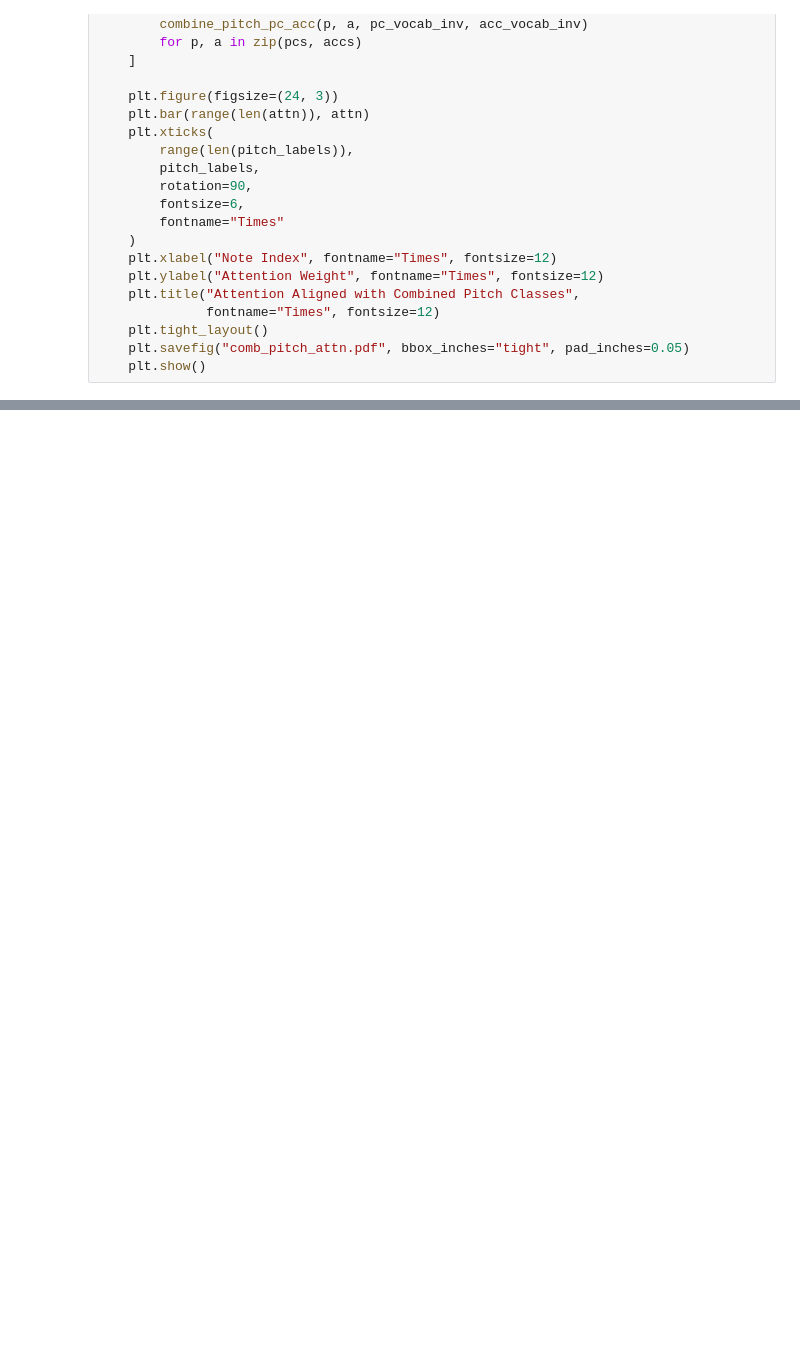
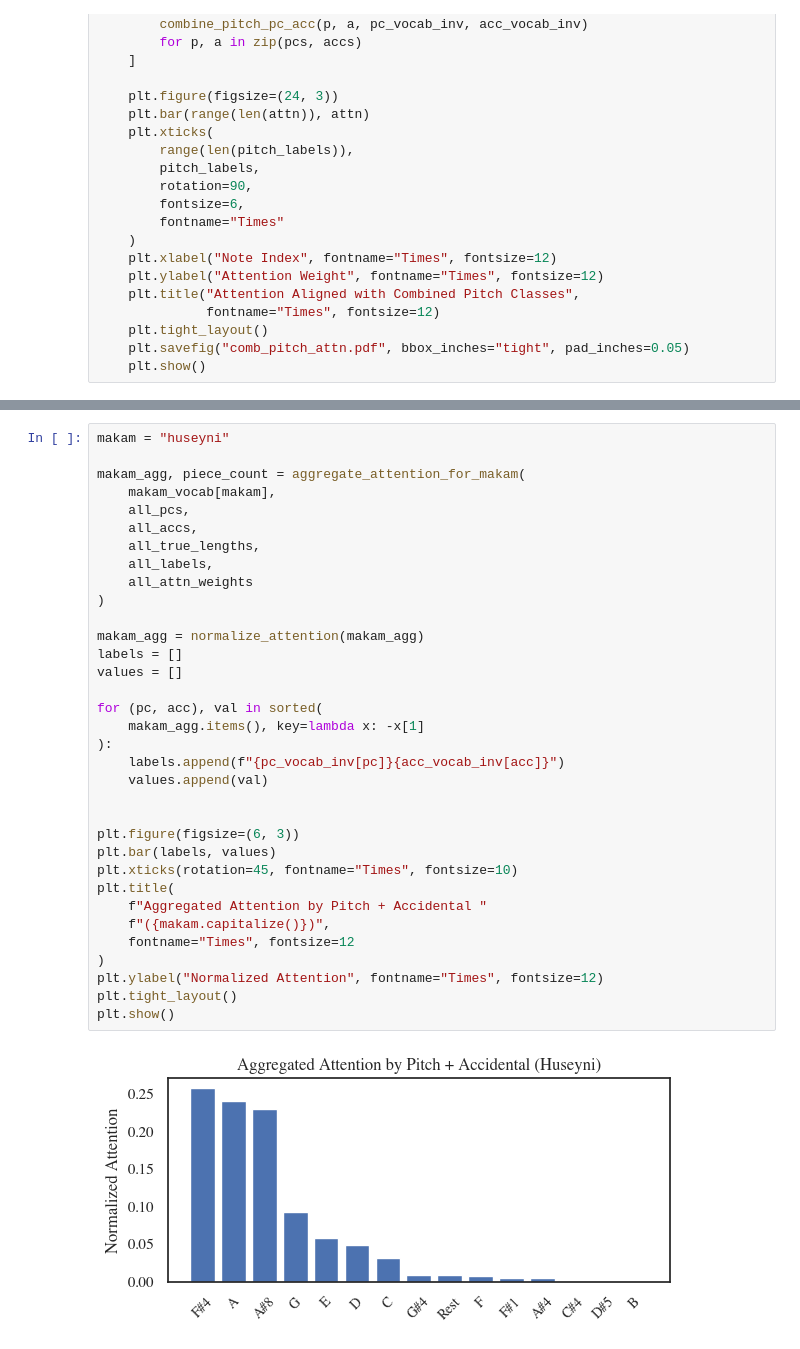
Before and after one commit to ihpar/tmm_rep_learn, a Jupyter notebook: evaluation.ipynb, the cells around one changed output, grey strips where cells are left out. Cells and saved outputs as stored; diff of their text form; blank space fills up the shorter version.

```diff
--- a/evaluation.ipynb
+++ b/evaluation.ipynb
@@ -367,3 +481,39 @@ True
+# %%
+makam = "huseyni"
+
+makam_agg, piece_count = aggregate_attention_for_makam(
+    makam_vocab[makam],
+    all_pcs,
+    all_accs,
+    all_true_lengths,
+    all_labels,
+    all_attn_weights
+)
+
+makam_agg = normalize_attention(makam_agg)
+labels = []
+values = []
+
+for (pc, acc), val in sorted(
+    makam_agg.items(), key=lambda x: -x[1]
+):
+    labels.append(f"{pc_vocab_inv[pc]}{acc_vocab_inv[acc]}")
+    values.append(val)
+
+
+plt.figure(figsize=(6, 3))
+plt.bar(labels, values)
+plt.xticks(rotation=45, fontname="Times", fontsize=10)
+plt.title(
+    f"Aggregated Attention by Pitch + Accidental "
+    f"({makam.capitalize()})",
+    fontname="Times", fontsize=12
+)
+plt.ylabel("Normalized Attention", fontname="Times", fontsize=12)
+plt.tight_layout()
+plt.show()
+# %% [output]
+[figure, added]
 # %%
 plot_attention_over_time(
     attn_piece,
```
Also changed, not shown: parts of 12 cells of this notebook, 4 other files.
